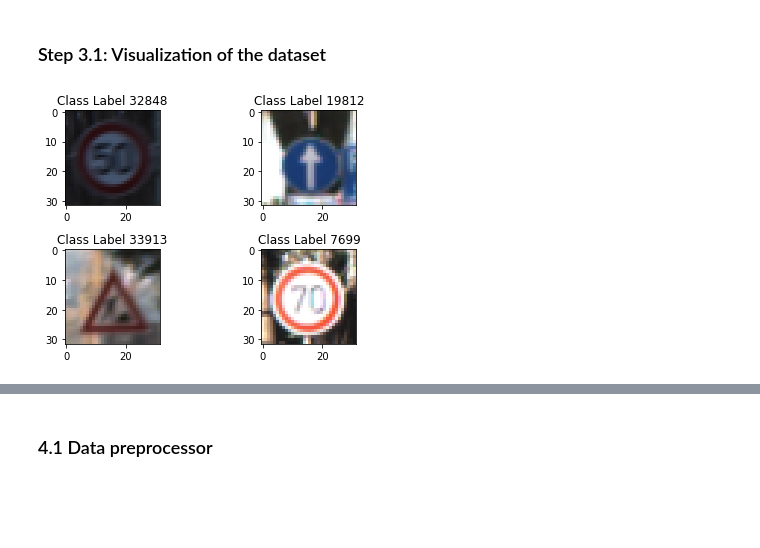
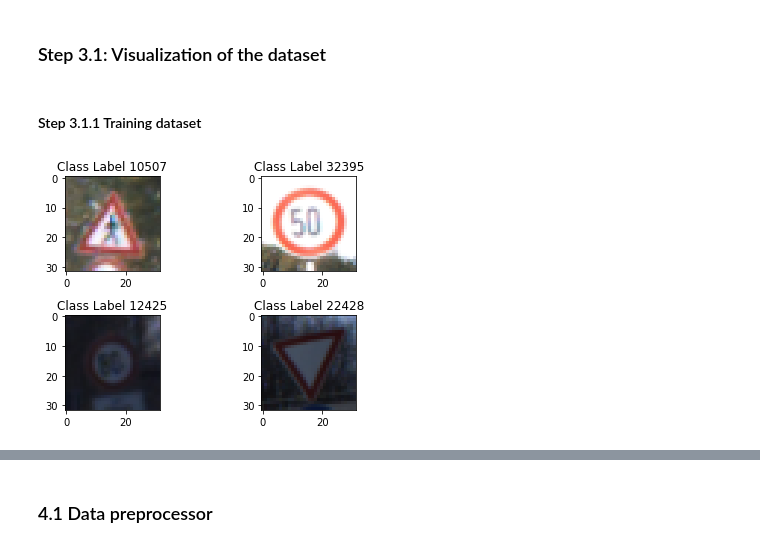
Before and after one commit to akshaybabloo/Car-ND, a Jupyter notebook: Term_1/TrafficSignalClassifier_6/P/Traffic_Sign_Classifier.ipynb, the cells around one changed output, grey strips where cells are left out. Drawn from its saved outputs; the diff is of its cells as text; code cells hidden in the pictures; blank space fills up the shorter version.

```diff
--- a/Term_1/TrafficSignalClassifier_6/P/Traffic_Sign_Classifier.ipynb
+++ b/Term_1/TrafficSignalClassifier_6/P/Traffic_Sign_Classifier.ipynb
@@ -84,18 +70,18 @@ Number of classes = 47429
 # %% [markdown]
 ### Step 3.1: Visualization of the dataset
 # %%
-def show_image():
+def show_image(data):
     """
     Displays a random images from the dataset with the class label.
     """
     num = 1
-    index = random.sample(range(len(X_train)), 4)
+    index = random.sample(range(len(data)), 4)
 
     fig = plt.figure()
 
     for n in index:
         fig.add_subplot(2, 2, num)
-        image = X_train[n].squeeze()
+        image = data[n].squeeze()
         plt.imshow(image)
         plt.title("Class Label {}".format(n))
         num += 1
@@ -103,7 +89,9 @@ def show_image():
     fig.tight_layout()
     plt.show()
     %matplotlib inline
+# %% [markdown]
+#### Step 3.1.1 Training dataset
 # %%
-show_image()
+show_image(X_train)
 # %% [output]
-[figure, old version]
+[figure, new version]
```
Also changed, not shown: parts of 10 cells of this notebook, 1 other file.
